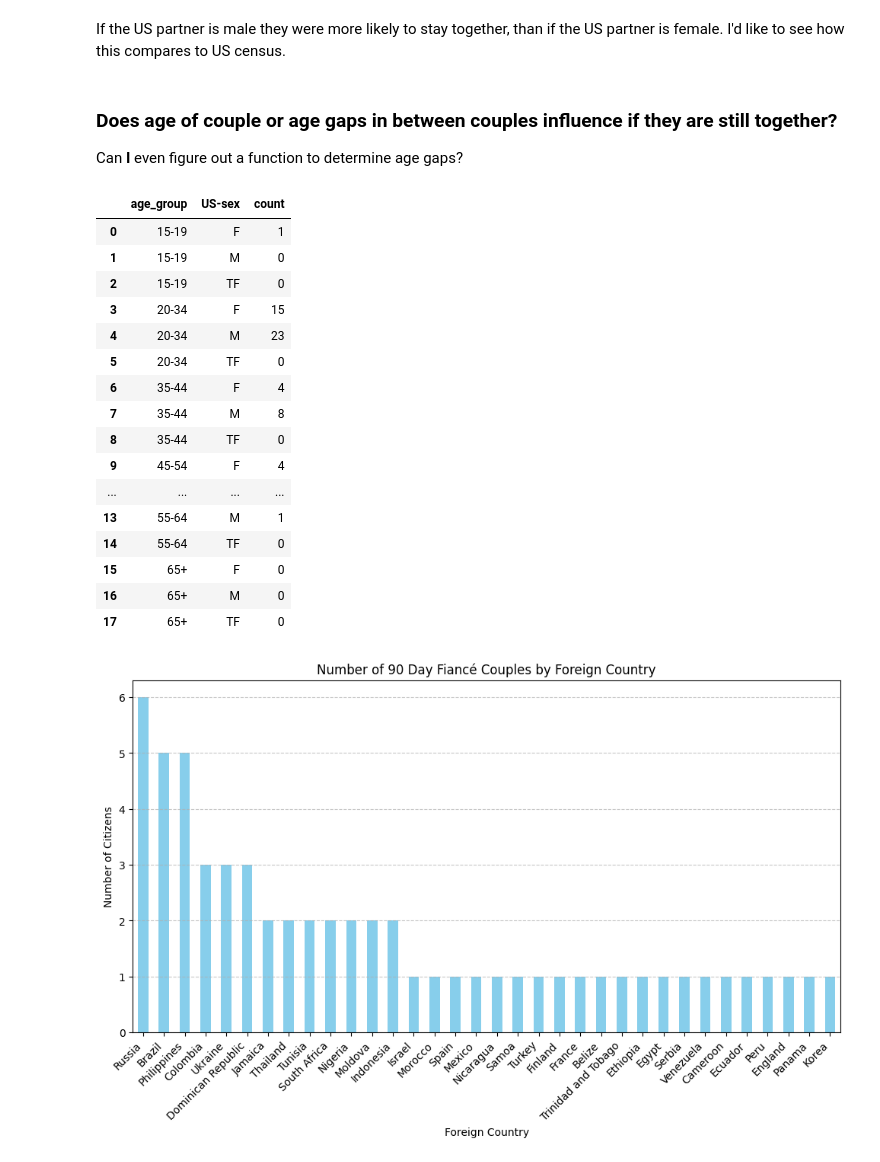
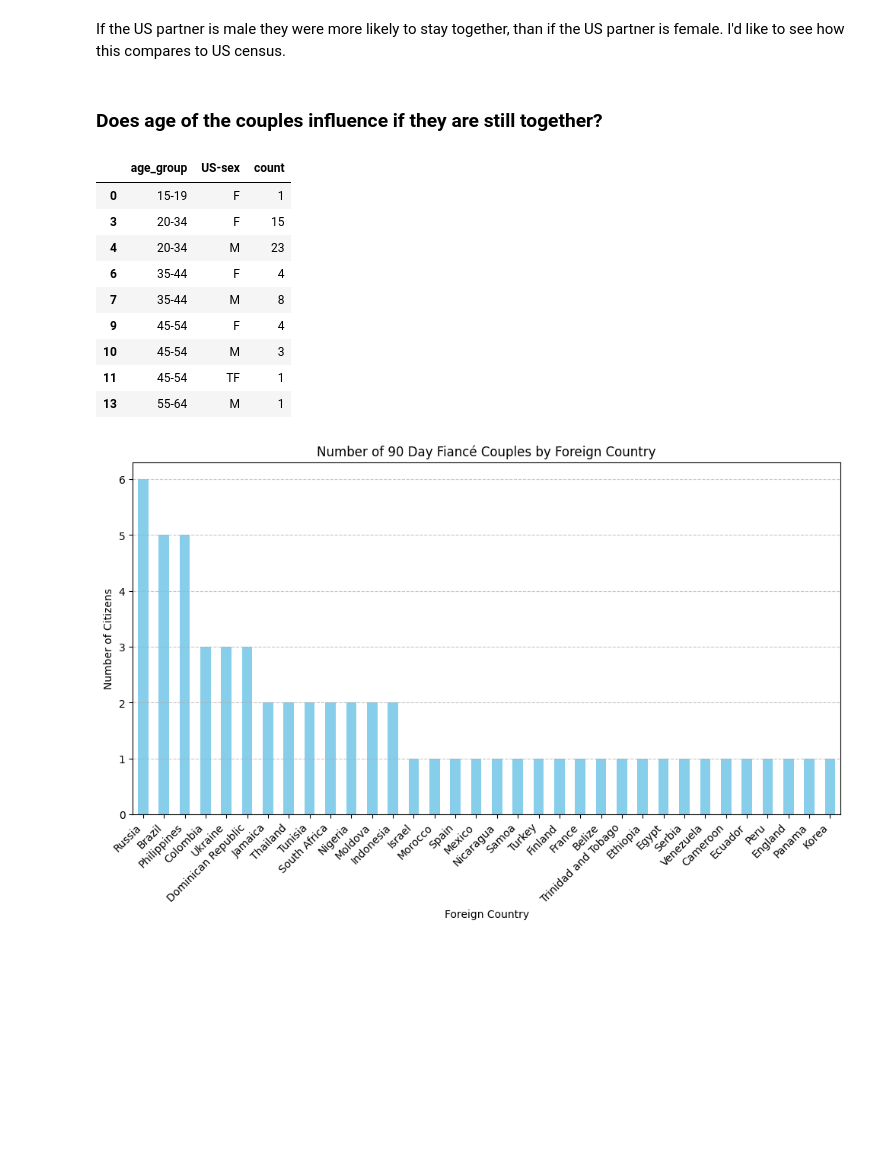
Before and after one commit to knich91/90_Day_Fiance_Real_Or_Reality, a Jupyter notebook: Capstone.ipynb, the cells around one changed output. Saved outputs shown, nothing was run; the diff lists cells and outputs as text; code cells hidden in the pictures; blank space fills up the shorter version.

```diff
--- a/Capstone.ipynb
+++ b/Capstone.ipynb
@@ -417,52 +438,38 @@ calculate_us_partner_still_together_percentage(tlc_data)
 # %% [markdown]
 If the US partner is male they were more likely to stay together, than if the US partner is female. I'd like to see how this compares to US census.
 # %% [markdown]
-### Does age of couple or age gaps in between couples influence if they are still together?
-Can **I** even figure out a function to determine age gaps?
+### Does age of the couples influence if they are still together?
 # %%
 #Does age influence if they are still together?
 def group_by_age_and_sex(tlc_data):
-    """
-    Group data by 'US-age' and 'US-sex' and count occurrences.
-
-    Parameters:
-    DataFrame containing 90 Day Fiancé couples data.
-
-    Returns:
-    DataFrame: A DataFrame showing the count of couples grouped by age and sex.
-    """
 
     # Define age categories
     age_bins = [15, 19, 34, 44, 54, 64, np.inf]
     age_labels = ['15-19', '20-34', '35-44', '45-54', '55-64', '65+']
 
     # Convert 'US-age' to numeric and categorize
     tlc_data['age_group'] = pd.cut(pd.to_numeric(tlc_data['US-age'], errors='coerce'), bins=age_bins, labels=age_labels, right=True)
 
     # Group by age categories and 'US-sex' and count occurrences
     grouped_data = tlc_data.groupby(['age_group', 'US-sex']).size().reset_index(name='count')
 
+    # Drop rows where count is 0
+    grouped_data = grouped_data[grouped_data['count'] > 0]
+
     return grouped_data
 
 group_by_age_and_sex(tlc_data)
 # %% [output]
 |  | age_group | US-sex | count |
 | 0 | 15-19 | F | 1 |
-| 1 | 15-19 | M | 0 |
-| 2 | 15-19 | TF | 0 |
 | 3 | 20-34 | F | 15 |
 | 4 | 20-34 | M | 23 |
-| 5 | 20-34 | TF | 0 |
 | 6 | 35-44 | F | 4 |
 | 7 | 35-44 | M | 8 |
-| 8 | 35-44 | TF | 0 |
 | 9 | 45-54 | F | 4 |
-| ... | ... | ... | ... |
+| 10 | 45-54 | M | 3 |
+| 11 | 45-54 | TF | 1 |
 | 13 | 55-64 | M | 1 |
-| 14 | 55-64 | TF | 0 |
-| 15 | 65+ | F | 0 |
-| 16 | 65+ | M | 0 |
-| 17 | 65+ | TF | 0 |
 # %%
 # breakdown of countries represented in 90 Day Fiance
 def plot_foreign_countries(tlc_data):
```
Also changed, not shown: parts of 16 cells of this notebook.
